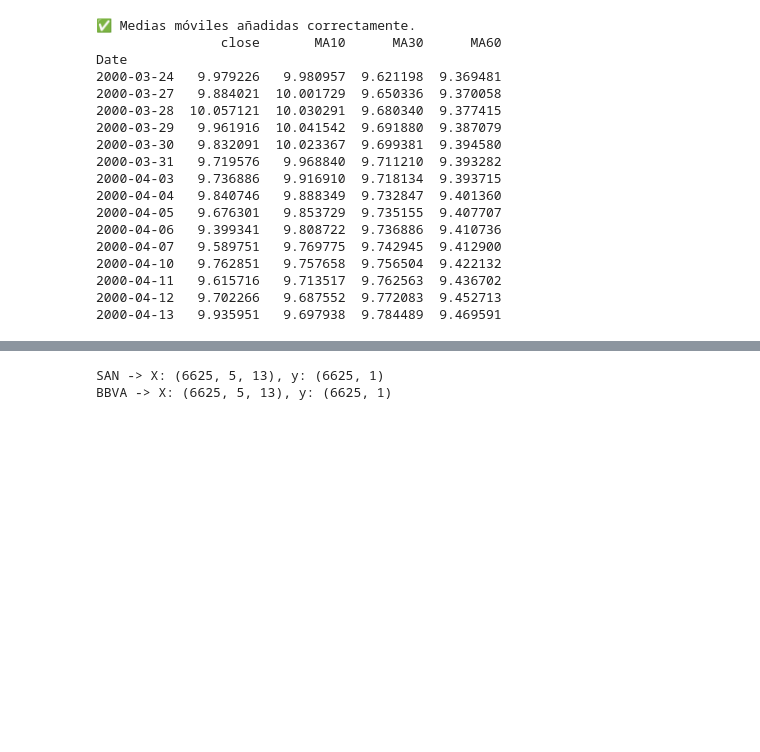
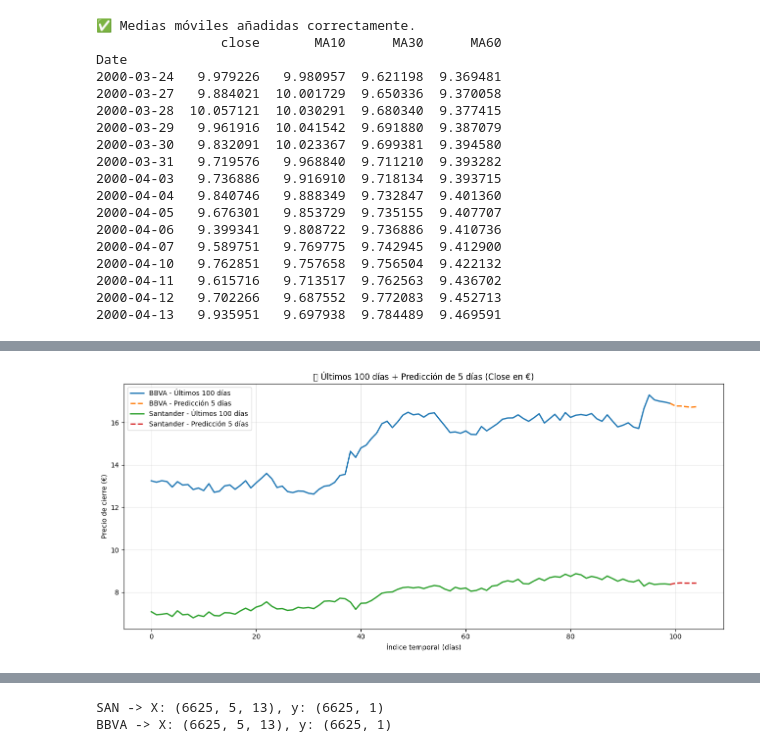
Before and after one commit to josean9/Caso02_Prediccion_BBVA_SANTANDER, a Jupyter notebook: notebooks/notebook2.ipynb, the cells around one changed output, grey strips where cells are left out. Cells and saved outputs as stored; diff of their text form; code cells hidden in the pictures; blank space fills up the shorter version.

```diff
--- a/notebooks/notebook2.ipynb
+++ b/notebooks/notebook2.ipynb
@@ -270,0 +416,86 @@ Date
+# %%
+# ========= Bloque 4: predicción +5, desescalado y gráfica =========
+import matplotlib.pyplot as plt
+from pandas.tseries.offsets import BDay
+import pandas as pd
+
+@torch.no_grad()
+def predict_future(model, feat_scaled, window_size, close_idx, device):
+    """
+    Predicción autorregresiva de 5 pasos en ESCALA ESCALADA (0-1).
+    """
+    model.eval()
+    last_window = torch.tensor(
+        feat_scaled[-window_size:], dtype=torch.float32, device=device
+    ).unsqueeze(0)  # (1, T, F)
+
+    preds = []
+    for _ in range(5):
+        out = model(last_window)                 # (1,1)
+        pred_close_scaled = out.item()
+        preds.append(pred_close_scaled)
+
+        # Nueva fila = copia último día + sustituir close por predicho
+        new_row = last_window[:, -1, :].clone()
+        new_row[:, close_idx] = pred_close_scaled
+        last_window = torch.cat([last_window[:, 1:, :], new_row.unsqueeze(1)], dim=1)
+
+    return np.array(preds, dtype=np.float32)
+
+# 1) Predicciones en escala escalada
+pred_bbva_scaled = predict_future(model_bbva, features_bbva_scaled, WINDOW_SIZE, close_idx_bbva, device)
+pred_san_scaled  = predict_future(model_san,  features_san_scaled,  WINDOW_SIZE, close_idx_san,  device)
+
+# 2) Desescalar a euros
+nfeat_bbva = features_bbva_scaled.shape[1]
+nfeat_san  = features_san_scaled.shape[1]
+
+pred_bbva_eur = inverse_close_from_scaled(pred_bbva_scaled, scaler_bbva, nfeat_bbva, close_idx_bbva)
+pred_san_eur  = inverse_close_from_scaled(pred_san_scaled,  scaler_san,  nfeat_san,  close_idx_san)
+
+# 3) Últimos 100 reales (en euros) + fechas futuras hábiles
+real_bbva_eur = df_bbva.iloc[-100:, close_idx_bbva].to_numpy(dtype=float)
+real_san_eur  = df_san.iloc[-100:,  close_idx_san].to_numpy(dtype=float)
+
+last_date_bbva = pd.to_datetime(df_bbva.index).max()
+last_date_san  = pd.to_datetime(df_san.index).max()
+
+future_dates_bbva = pd.bdate_range(start=last_date_bbva + BDay(1), periods=5)
+future_dates_san  = pd.bdate_range(start=last_date_san  + BDay(1), periods=5)
+
+# 4) Gráfica (cada serie con su predicción pegada)
+plt.figure(figsize=(13, 6))
+
+# BBVA
+x_real_bbva = np.arange(100)
+x_pred_bbva = np.arange(99, 105)
+plt.plot(x_real_bbva, real_bbva_eur, label="BBVA - Últimos 100 días", linewidth=2)
+plt.plot(x_pred_bbva, np.concatenate([[real_bbva_eur[-1]], pred_bbva_eur]),
+         "--", label="BBVA - Predicción 5 días", linewidth=2)
+
+# SAN
+x_real_san = np.arange(100)
+x_pred_san = np.arange(99, 105)
+plt.plot(x_real_san, real_san_eur, label="Santander - Últimos 100 días", linewidth=2)
+plt.plot(x_pred_san, np.concatenate([[real_san_eur[-1]], pred_san_eur]),
+         "--", label="Santander - Predicción 5 días", linewidth=2)
+
+plt.title("📊 Últimos 100 días + Predicción de 5 días (Close en €)")
+plt.xlabel("Índice temporal (días)")
+plt.ylabel("Precio de cierre (€)")
+plt.grid(True, alpha=0.3)
+plt.legend()
+plt.tight_layout()
+plt.show()
+
+# 5) Tabla con valores predichos
+df_pred = pd.DataFrame({
+    "Fecha_BBVA": future_dates_bbva,
+    "Pred_BBVA (€)": np.round(pred_bbva_eur, 3),
+    "Fecha_SAN": future_dates_san,
+    "Pred_SAN (€)": np.round(pred_san_eur, 3)
+})
+print("📈 Predicciones para los próximos 5 días:")
+print(df_pred)
+# %% [output]
+[figure, added]
```
Also changed, not shown: parts of 8 cells of this notebook, 3 other files.
